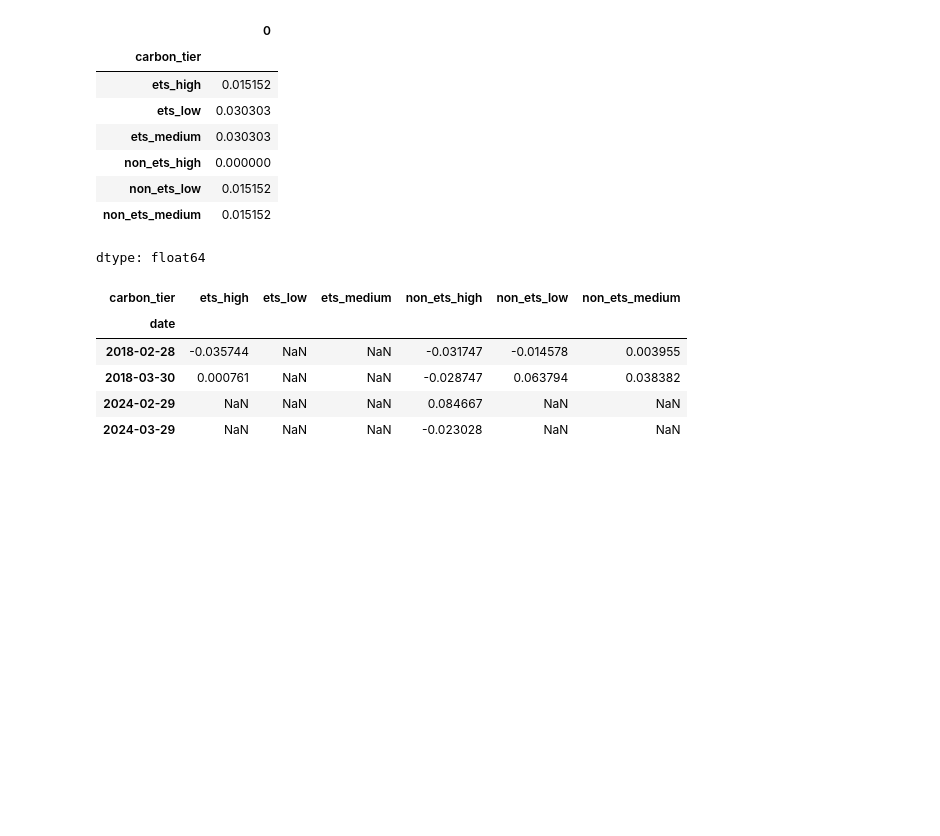
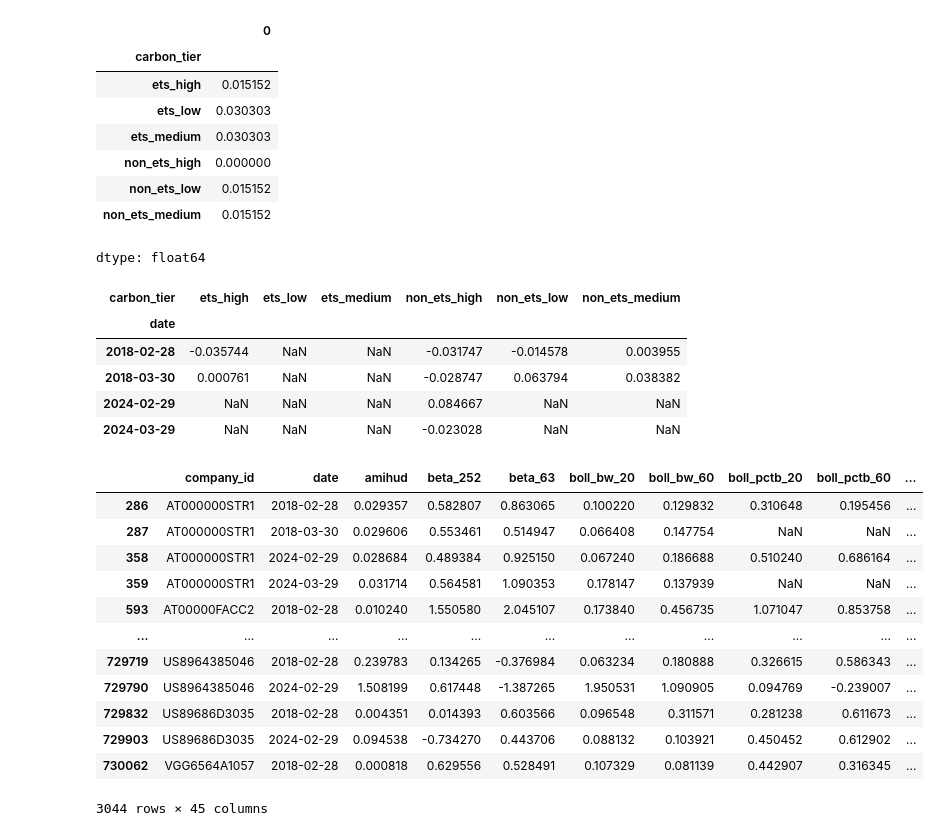
Before and after one commit to salinela/carbon-portfolio-project-v2, a Jupyter notebook: notebooks/08_eda.ipynb, the cells around one changed output. Saved outputs shown, nothing was run; the diff lists cells and outputs as text; code cells hidden in the pictures; blank space fills up the shorter version.

```diff
--- a/notebooks/08_eda.ipynb
+++ b/notebooks/08_eda.ipynb
@@ -309,3 +294,19 @@ tret_trim[tret_trim.isna().any(axis = 1)]
 | 2018-03-30 | 0.000761 | NaN | NaN | -0.028747 | 0.063794 | 0.038382 |
 | 2024-02-29 | NaN | NaN | NaN | 0.084667 | NaN | NaN |
 | 2024-03-29 | NaN | NaN | NaN | -0.023028 | NaN | NaN |
+# %%
+sub
+# %% [output]
+|  | company_id | date | amihud | beta_252 | beta_63 | boll_bw_20 | boll_bw_60 | boll_pctb_20 | boll_pctb_60 | ... |
+| 286 | AT000000STR1 | 2018-02-28 | 0.029357 | 0.582807 | 0.863065 | 0.100220 | 0.129832 | 0.310648 | 0.195456 | ... |
+| 287 | AT000000STR1 | 2018-03-30 | 0.029606 | 0.553461 | 0.514947 | 0.066408 | 0.147754 | NaN | NaN | ... |
+| 358 | AT000000STR1 | 2024-02-29 | 0.028684 | 0.489384 | 0.925150 | 0.067240 | 0.186688 | 0.510240 | 0.686164 | ... |
+| 359 | AT000000STR1 | 2024-03-29 | 0.031714 | 0.564581 | 1.090353 | 0.178147 | 0.137939 | NaN | NaN | ... |
+| 593 | AT00000FACC2 | 2018-02-28 | 0.010240 | 1.550580 | 2.045107 | 0.173840 | 0.456735 | 1.071047 | 0.853758 | ... |
+| ... | ... | ... | ... | ... | ... | ... | ... | ... | ... | ... |
+| 729719 | US8964385046 | 2018-02-28 | 0.239783 | 0.134265 | -0.376984 | 0.063234 | 0.180888 | 0.326615 | 0.586343 | ... |
+| 729790 | US8964385046 | 2024-02-29 | 1.508199 | 0.617448 | -1.387265 | 1.950531 | 1.090905 | 0.094769 | -0.239007 | ... |
+| 729832 | US89686D3035 | 2018-02-28 | 0.004351 | 0.014393 | 0.603566 | 0.096548 | 0.311571 | 0.281238 | 0.611673 | ... |
+| 729903 | US89686D3035 | 2024-02-29 | 0.094538 | -0.734270 | 0.443706 | 0.088132 | 0.103921 | 0.450452 | 0.612902 | ... |
+| 730062 | VGG6564A1057 | 2018-02-28 | 0.000818 | 0.629556 | 0.528491 | 0.107329 | 0.081139 | 0.442907 | 0.316345 | ... |
+3044 rows × 45 columns
```
Also changed, not shown: parts of 6 cells of this notebook.
